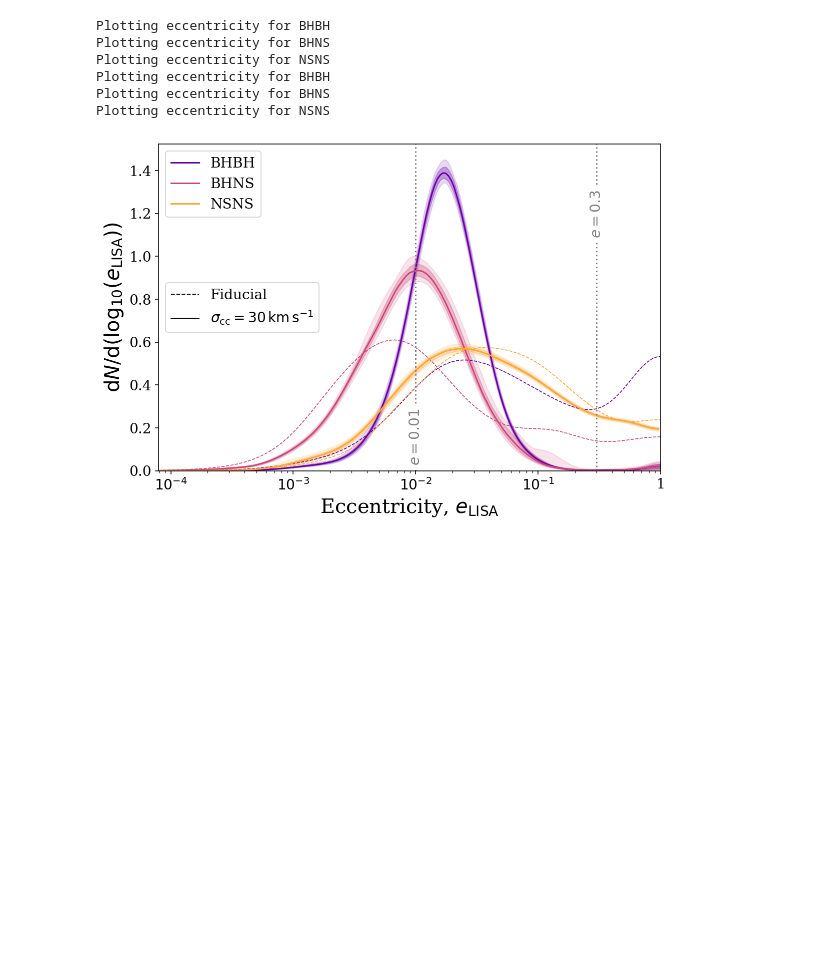
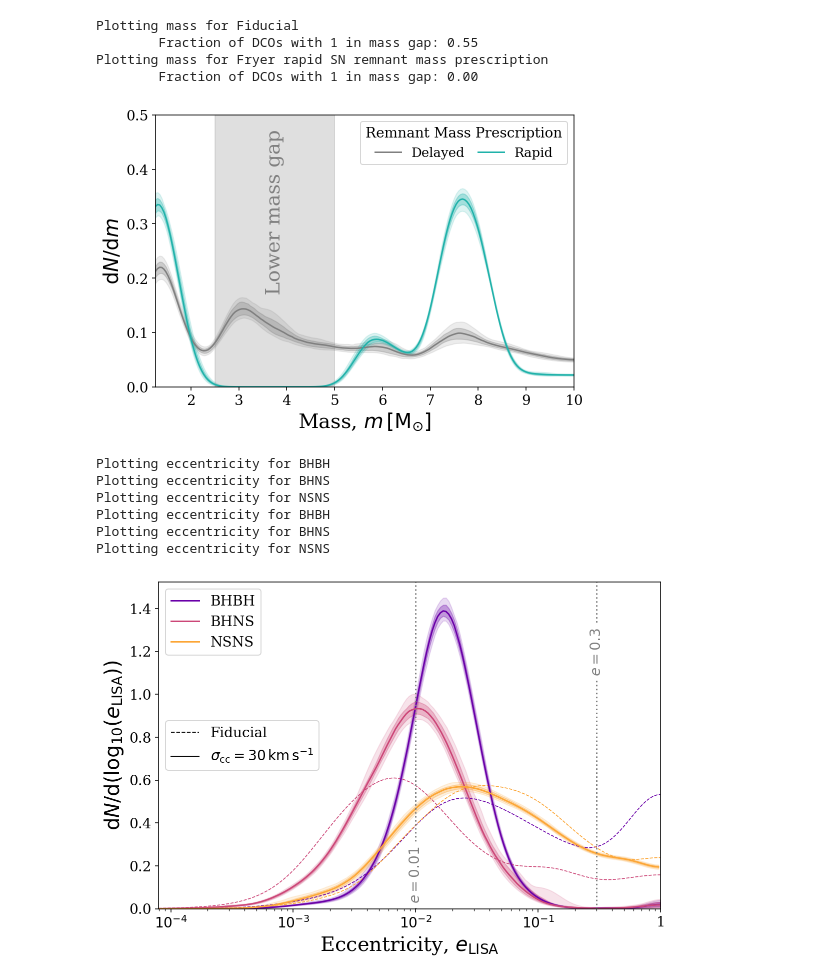
Before and after one commit to TomWagg/detecting-DCOs-in-LISA, a Jupyter notebook: paper/figure_notebooks/variations.ipynb, the cells around one changed output. Saved outputs shown, nothing was run; the diff lists cells and outputs as text; code cells hidden in the pictures; blank space fills up the shorter version.

```diff
--- a/paper/figure_notebooks/variations.ipynb
+++ b/paper/figure_notebooks/variations.ipynb
@@ -109,3 +122,69 @@ Plotting mass for Fryer rapid SN remnant mass prescription
+# %%
+fig, ax = plt.subplots(figsize=(7.5, 5))
+lw = 4
+
+for model, style in [(0, "--"), (11, "-")]:
+    bootstraps = 200
+
+    mass = np.array([])
+    weights = np.array([])
+    seeds = np.array([])
+
+    fraction_one_in_gap = np.zeros(len(dco_types))
+
+    for i, dco_type in enumerate(dco_types):
+        # open corresponding COMPAS file
+        with h5.File(sim_folder + "{}_{}_all.h5".format(dco_type, variations[model]["file"]), "r") as f:
+            data = f["simulation"][...].squeeze()
+
+            new_weights = data["weight"] / data["weight"].sum() * detections[i][model].mean()
+
+            something_in_mass_gap = np.logical_or(np.logical_and(data["m_1"] >= 2.5, data["m_1"] <= 5.0),
+                                                  np.logical_and(data["m_2"] >= 2.5, data["m_2"] <= 5.0))
+
+            fraction_one_in_gap[i] = np.sum(data["weight"][something_in_mass_gap]) / np.sum(data["weight"])
+
+            mass = np.concatenate((mass, data["m_1"], data["m_2"]))
+            weights = np.concatenate((weights, new_weights, new_weights))
+            seeds = np.concatenate((seeds, data["seed"], -1 * data["seed"]))
+
+    overall_detected_fraction_in_gap = np.sum(fraction_one_in_gap * detections[:, 0].mean(axis=1)
+                                              / detections[:, 0].mean(axis=1).sum())
+
+    bw_adjust = 0.4
+
+    # plot the distance distribution
+    print("Plotting mass for", variations[model]["long"])
+    print("\tFraction of DCOs with 1 in mass gap: {:1.2f}".format(overall_detected_fraction_in_gap))
+    ax = boots.bootstrapped_kde(mass, weights, seeds, bw_adjust=bw_adjust,
+                                ax=ax, color=variations[model]["colour"], label="Delayed" if model == 0 else "Rapid",
+                                bootstraps=bootstraps, lower_bound=0.0, x_min=1.26, x_max=10)
+
+ax.axvspan(2.5, 5.0, color="grey", alpha=0.25)
+ax.annotate("Lower mass gap", xy=(3.75, 0.17), color="grey", rotation=90, ha="center", va="bottom", fontsize=fs)
+
+ax.set_xlabel(r"Mass, $m \, [\rm M_{\odot}]$")
+ax.set_xlim(1.26, 10)
+
+ax.set_ylabel(r"$\mathrm{d}N / \mathrm{d} m$")
+
+leg = ax.legend(loc='upper right', fontsize=0.65 * fs, ncol=2, columnspacing=1, title="Remnant Mass Prescription")
+leg.get_title().set_fontsize(0.7*fs)
+
+ax.tick_params(labelsize=0.7*fs)
+ax.xaxis.label.set_fontsize(fs)
+
+ax.set_ylim(0, 0.5)
+
+plt.savefig("../figures/lower_mass_gap_rapid_variation_detection_weighted.pdf", format="pdf", bbox_inches="tight")
+
+plt.show()
+# %% [output]
+Plotting mass for Fiducial
+        Fraction of DCOs with 1 in mass gap: 0.55
+Plotting mass for Fryer rapid SN remnant mass prescription
+        Fraction of DCOs with 1 in mass gap: 0.00
+[figure, added]
 # %%
 fig, ax = plt.subplots(figsize=(9, 6))
 lw = 4
```
Also changed, not shown: parts of 3 cells of this notebook, 6 other files.
